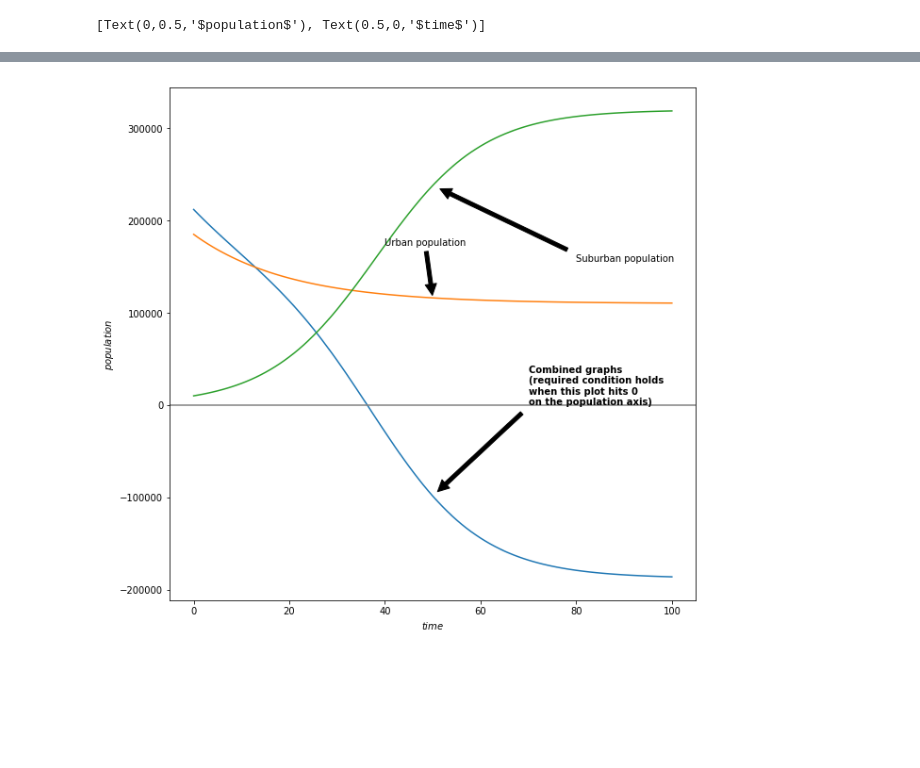
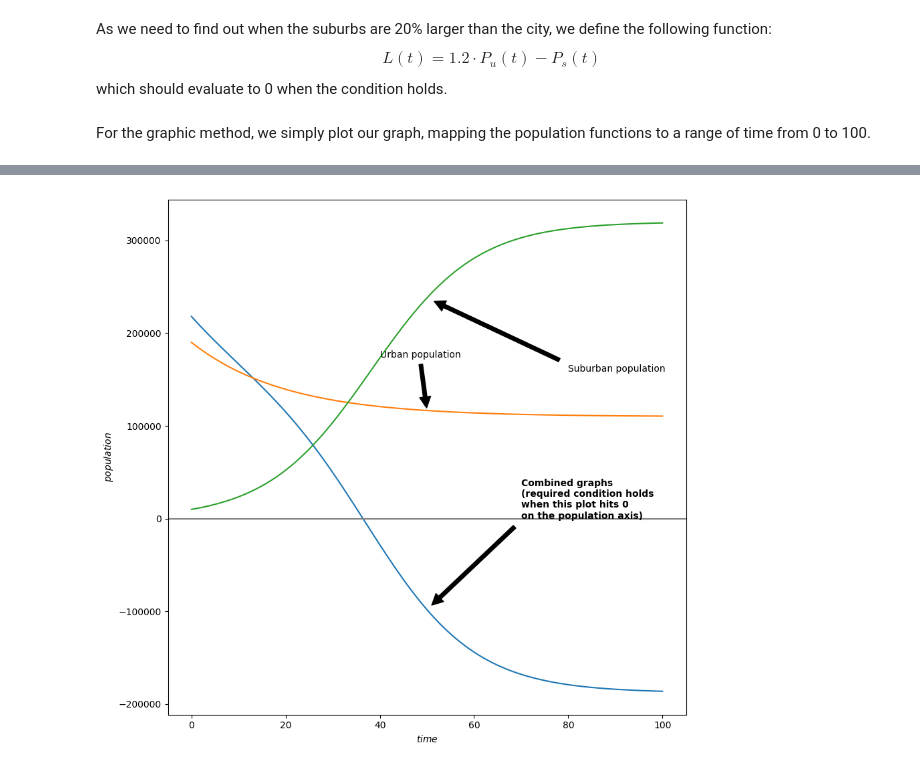
Before and after one commit to GabrielNagy/Year3Projects, a Jupyter notebook: NM/Project.ipynb, the cells around one changed output, grey strips where cells are left out. Saved outputs shown, nothing was run; the diff lists cells and outputs as text; code cells hidden in the pictures; blank space fills up the shorter version.

```diff
--- a/NM/Project.ipynb
+++ b/NM/Project.ipynb
@@ -83,0 +100,4 @@ def larger_suburbs(time):
+# %% [markdown]
+As we need to find out when the suburbs are 20% larger than the city, we define the following function:
+$$L(t) = 1.2 \cdot P_u(t) - P_s(t)$$
+which should evaluate to 0 when the condition holds.
@@ -84,3 +108,5 @@ def larger_suburbs(time):
+# %% [markdown]
+For the graphic method, we simply plot our graph, mapping the population functions to a range of time from 0 to 100.
 # %%
 ## (a) - graphic method
 # we plot a graph with our processed data
@@ -91,6 +117,7 @@ ax.plot(list(t), [larger_suburbs(time) for time in list(t)])
 ax.plot(list(t), [population_urban(time) for time in list(t)])
 ax.plot(list(t), [population_suburban(time) for time in list(t)])
 
+# some annotations
 ax.annotate('Combined graphs\n(required condition holds\nwhen this plot hits 0\non the population axis)', xy=(list(t)[50], larger_suburbs(list(t)[50])), xytext=(list(t)[70], list(t)[70]),
             arrowprops=dict(facecolor='black', shrink=0.05), weight='bold')
 ax.annotate('Urban population', xy=(list(t)[50], population_urban(list(t)[50])), xytext=(list(t)[40], population_suburban(list(t)[40])),
@@ -99,7 +126,7 @@ ax.annotate('Suburban population', xy=(list(t)[50], population_suburban(list(t)[
             arrowprops=dict(facecolor='black', shrink=0.05))
 plt.axhline(0, color='gray')
 
+ax.set(xlabel=r'$time$', ylabel=r'$population$')
 
-ax.set(xlabel=r'$time$', ylabel=r'$population$')
+display(fig)
 # %% [output]
-[Text(0,0.5,'$population$'), Text(0.5,0,'$time$')]
@@ -106 +134 @@ ax.set(xlabel=r'$time$', ylabel=r'$population$')
-[figure, old version]
+[figure, new version]
```
Also changed, not shown: parts of 18 cells of this notebook.
